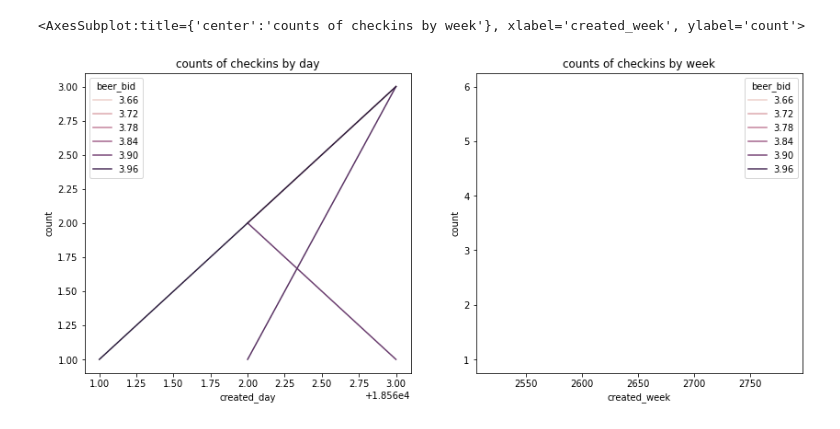
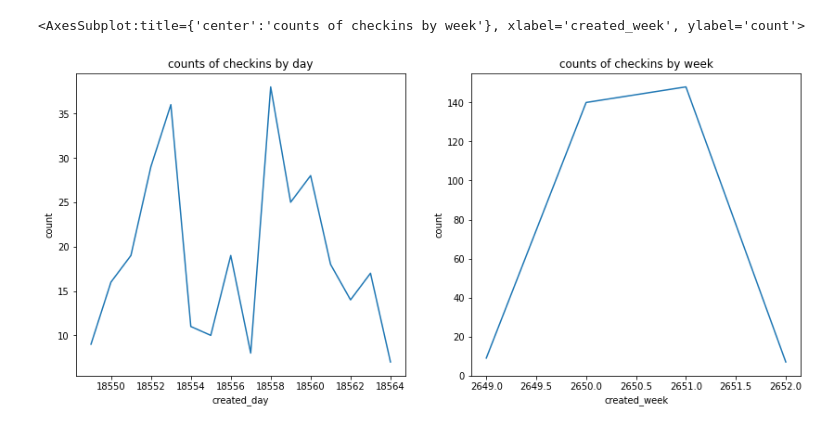
Before and after one commit to fab-beer/fab-beer.github.io, a Jupyter notebook: _scripts/Untappd Analysis.ipynb, the cells around one changed output. Drawn from its saved outputs; the diff is of its cells as text; code cells hidden in the pictures.

```diff
--- a/_scripts/Untappd Analysis.ipynb
+++ b/_scripts/Untappd Analysis.ipynb
@@ -22,6 +22,7 @@ conn = sqlite3.connect("untappd.db")
 df = pd.read_sql_query("select * from checkins;", conn)
 jsons  = df.json.apply(lambda j: json.loads(j))
 CHECKINS_DF = pd.DataFrame(jsons.apply(lambda x: pd.Series(x)))
+CHECKINS_DF["purchased"] = df["purchased"]
 
 def expand(df, key):
     return df.apply(lambda x:pd.concat([x,pd.Series(list(x[key].values()),index=[(f"{key}_{k}" if not key in k else k ) for k in list(x[key].keys())]) if type(x[key])==dict else None]) , axis = 1).drop(key,axis="columns")
@@ -93,14 +126,14 @@ sns.scatterplot(x = "created_day", y="rating_score",hue="beer_bid", data = with_
 # %%
 f,subs = plt.subplots(1,2)
 f.set_size_inches(14,6)
 
 plt.sca(subs[0])
 plt.gca().set_title("counts of checkins by day")
-sns.lineplot(x="created_day", y="count", hue ="beer_bid",data =  with_ratings.groupby(["created_day","beer_bid"]).size().rename("count").reset_index())
+sns.lineplot(x="created_day", y="count",data =  with_ratings.groupby(["created_day"]).size().rename("count").reset_index())
 
 plt.sca(subs[1])
 plt.gca().set_title("counts of checkins by week")
-sns.lineplot(x="created_week", y="count", hue ="beer_bid",data =  with_ratings.groupby(["created_week","beer_bid"]).size().rename("count").reset_index())
+sns.lineplot(x="created_week", y="count",data =  with_ratings.groupby(["created_week"]).size().rename("count").reset_index())
 # %% [output]
 <AxesSubplot:title={'center':'counts of checkins by week'}, xlabel='created_week', ylabel='count'>
-[figure, old version]
+[figure, new version]
```
Also changed, not shown: parts of 8 cells of this notebook, 2 other files.
